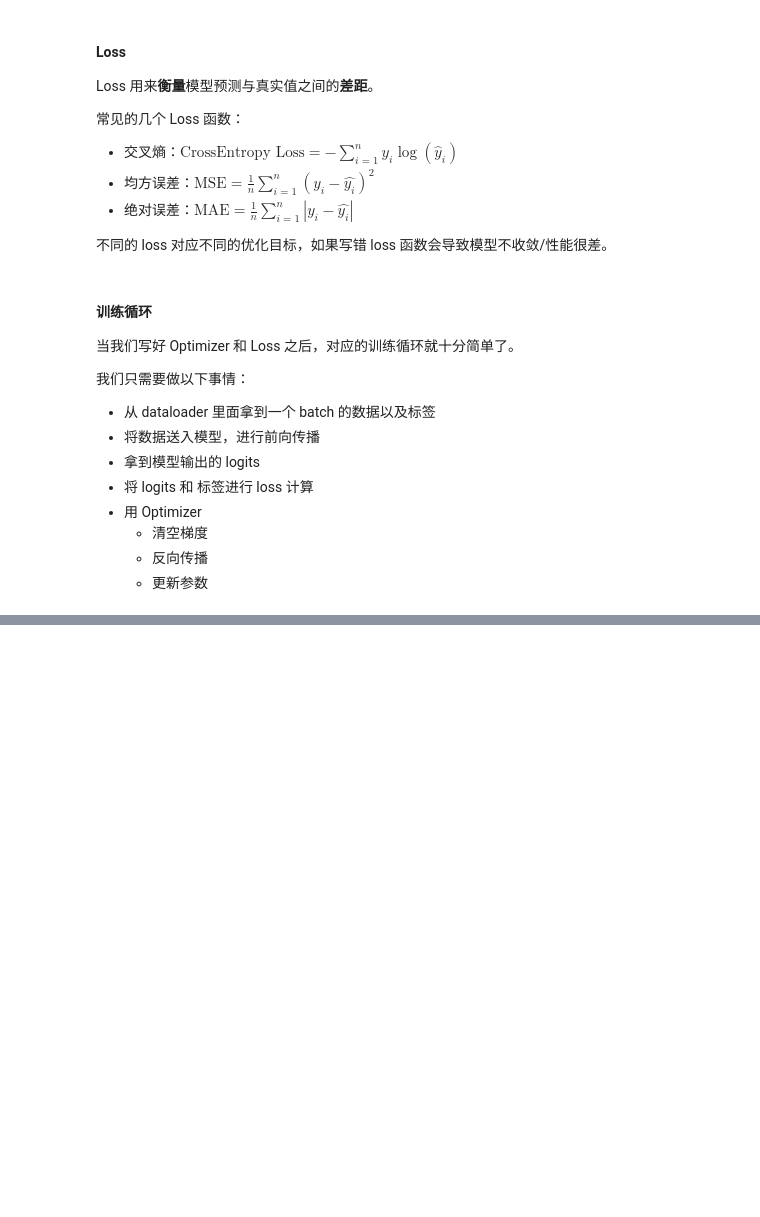
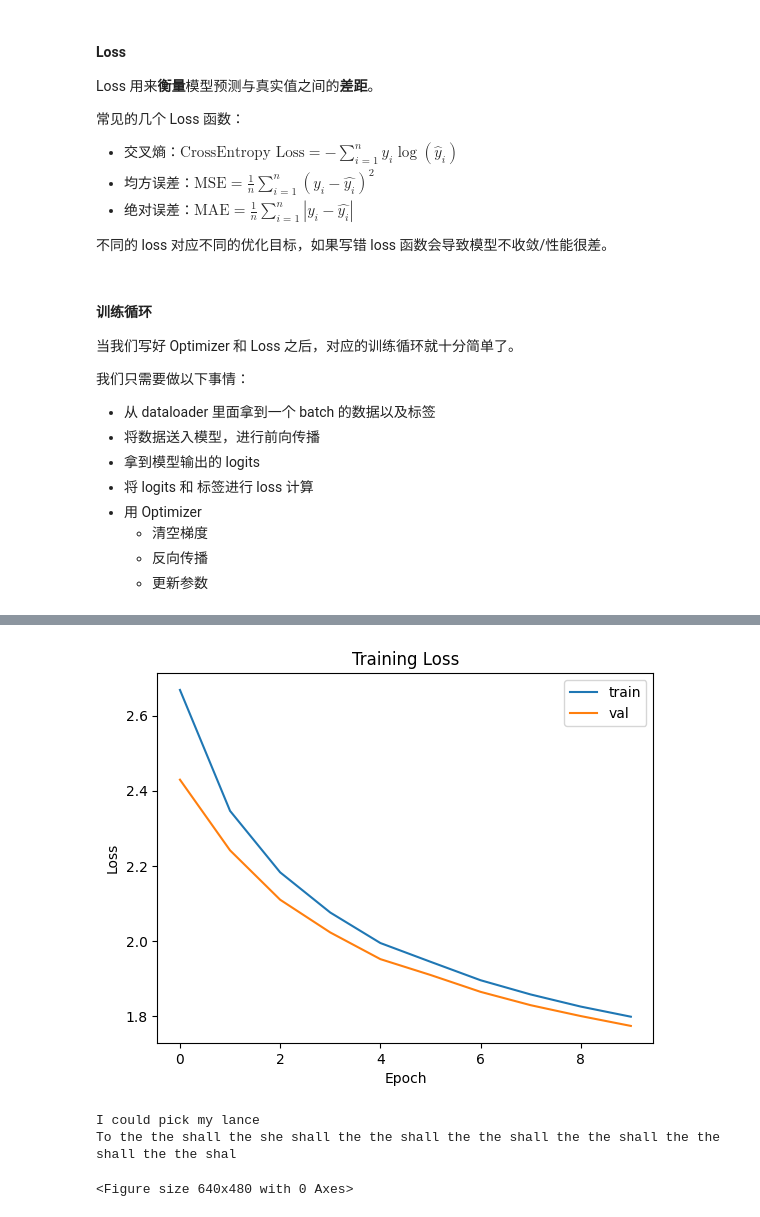
Before and after one commit to BigfufuOuO/Course-AI-basic, a Jupyter notebook: part_2/moe.ipynb, the cells around one changed output, grey strips where cells are left out. Saved outputs shown, nothing was run; the diff lists cells and outputs as text; code cells hidden in the pictures; blank space fills up the shorter version.

```diff
--- a/part_2/moe.ipynb
+++ b/part_2/moe.ipynb
@@ -203,7 +206,7 @@ class MultiHeadAttention(nn.Module):
         # 每个head attention
         head_outputs = [head(inputs) for head in self.heads]
         concat_output = torch.cat(head_outputs, dim=-1)
-        output = self.projection(concat_output)
+        output = self.projection(concat_output).to(device)
         return output
 # %% [markdown]
 ## 专家网络 Expert
@@ -234,7 +237,7 @@ class Expert(nn.Module):
         # -> mid: (batch_size, seq_len, 4 x embed_size)
         # -> outputs: (batch_size, seq_len, embed_size)
         output = F.relu(self.linear1(inputs))
-        output = self.linear2(output)
+        output = self.linear2(output).to(device)
         return output
 # %% [markdown]
 ## 选通网络 TopkRouter
@@ -313,6 +316,7 @@ class TopkRouter(nn.Module):
         ## embed_size : dimension of embedding
         ## num_experts : how many Experts per layer
         ## active_experts: only active_experts out of num_experts are selected to process Embeddings per token.
+        super().__init__()
         self.embed_size = embed_size
         self.num_experts = num_experts
         self.active_experts = active_experts
@@ -335,11 +339,11 @@ class TopkRouter(nn.Module):
         score = self.mlp(inputs)
         topk_indices = torch.topk(score, self.active_experts, dim=-1).indices
 
-        masked_score = torch.zeros_like(score)
+        masked_score = torch.zeros_like(score, dtype=torch.bool)
         masked_score.scatter_(dim=-1, index=topk_indices, value=True)
         score = score.masked_fill(~masked_score, float('-inf'))
 
-        router_output = F.softmax(score, dim=-1)
+        router_output = F.softmax(score, dim=-1).to(device)
         indices = topk_indices
         return router_output, indices
 # %% [markdown]
@@ -558,35 +570,45 @@ def validate(model, dataloader, epoch, device):
         total_loss += loss.item()
 
     print(f'Epoch {epoch} Validation Loss: {total_loss / len(dataloader)}')
+
+    return total_loss / len(dataloader)
 # %%
-train_dataloader, val_dataloader = create_dataloader('input.txt', tokenizer, chunk_size=50, batch_size=512)
+train_dataloader, val_dataloader = create_dataloader('input.txt', tokenizer, chunk_size=50, batch_size=4096)
 model = SparseMoETransformer(vocab_size=len(tokenizer.char2index), seq_len=50, embed_size=64, n_layers=3, n_heads=8, num_experts=8, active_experts=2).to(device)
-
+model.to(device)
 
 # 训练模型
 def run(model, train_dataloader, valid_dataloader, device, epochs=10):
+    # model.train()
     train_losses = []
+    val_losses = []
     for epoch in range(epochs):
         train_loss = train(model, train_dataloader, epoch, device)
         valid_loss = validate(model, valid_dataloader, epoch, device)
         print(f'Epoch {epoch} Train Loss: {train_loss}, Valid Loss: {valid_loss}')
         train_losses.append(train_loss)
+        val_losses.append(valid_loss)
 
-    return train_losses
+    return train_losses, val_losses
 
 #TODO: 用 matplotlib plot 训练过程中的 loss 变化
-def plot_loss(train_losses):
-    plt.plot(train_losses)
+def plot_loss(train_losses, val_losses):
+    plt.plot(train_losses, label='train')
+    plt.plot(val_losses, label='val')
     plt.xlabel('Epoch')
     plt.ylabel('Loss')
     plt.title('Training Loss')
+    plt.legend()
     plt.show()
+    plt.savefig('loss.png')
 
-train_losses = run(model, train_dataloader, val_dataloader, device, epochs=5)
+train_losses, val_losses = run(model, train_dataloader, val_dataloader, device, epochs=10)
 
+plot_loss(train_losses, val_losses)
 # 保存模型
 torch.save(model.state_dict(), 'model.pth')
 
 model.load_state_dict(torch.load('model.pth'))
 
 print(tokenizer.decode(model.generate("I could pick my lance",max_new_tokens=100)[0].tolist()))
+# %% [output]
@@ -592,0 +645,4 @@ print(tokenizer.decode(model.generate("I could pick my lance",max_new_tokens=100
+[figure, added]
+I could pick my lance
+To the the shall the she shall the the shall the the shall the the shall the the shall the the shal
+<Figure size 640x480 with 0 Axes>
```
Also changed, not shown: parts of 5 cells of this notebook, 4 other files.
